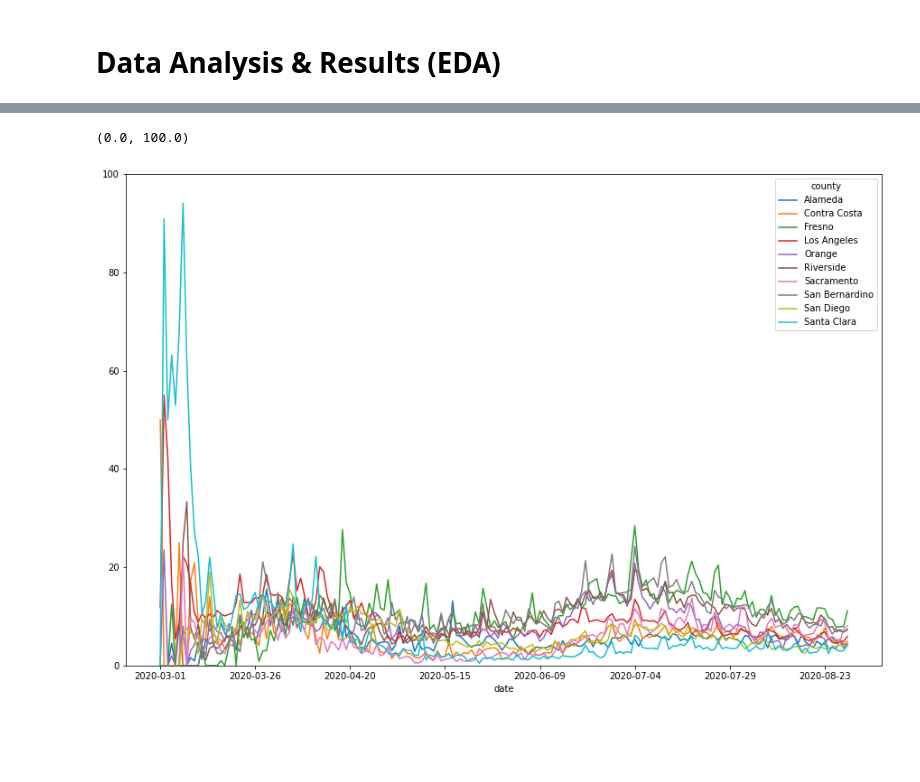
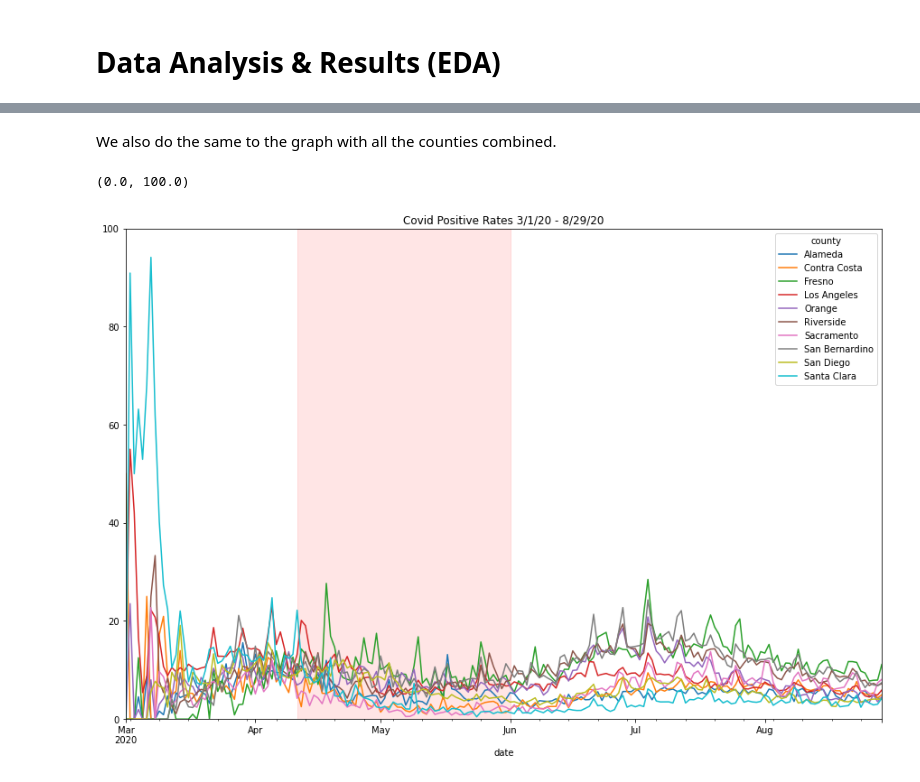
Before and after one commit to j3li/-Analysis-of-Covid-Stimulus-Checks-and-Covid-Positivity-Rates, a Jupyter notebook: EDACheckpointGroup035-Wi22.ipynb, the cells around one changed output, grey strips where cells are left out. Saved outputs shown, nothing was run; the diff lists cells and outputs as text; code cells hidden in the pictures; blank space fills up the shorter version.

```diff
--- a/EDACheckpointGroup035-Wi22.ipynb
+++ b/EDACheckpointGroup035-Wi22.ipynb
@@ -35,6 +37,9 @@ covid_df = covid_df.assign(rate = covid_df['positive_tests'] / covid_df['total_t
 covid_df = covid_df[['date', 'area', 'rate']]
 covid_df = covid_df.rename({'area':'county'}, axis='columns')
 covid_df = covid_df.loc[(covid_df['date'] >= '2020-03-01') & (covid_df['date'] <= '2021-02-27')]
-covid_df.head()
+covid_df = covid_df.reset_index()
+covid_df = covid_df.drop(columns=['index'])
+covid_df['date'] = pd.to_datetime(covid_df['date'], format='%Y-%m-%d')
+covid_df
 # %% [output]
 |  | date | county | rate |
@@ -223,8 +245,12 @@ axes[9,0].set_xticklabels(axes[9,0].get_xticklabels(), rotation=45, ha='right')
+# %% [markdown]
+We also do the same to the graph with all the counties combined.
 # %%
 ax = covid_df_stim1.pivot(index="date", columns="county", values="rate").plot(figsize=(15, 10))
+ax.set_title('Covid Positive Rates 3/1/20 - 8/29/20')
+ax.axvspan(dates.datestr2num('2020-04-11'), dates.datestr2num('2020-06-1'), color='red', alpha=0.1)
 plt.ylim(0, 100)
 # %% [output]
 (0.0, 100.0)
-[figure, old version]
+[figure, new version]
 # %%
 ax = covid_df_stim2.pivot(index="date", columns="county", values="rate").plot(figsize=(15, 10))
```
Also changed, not shown: parts of 15 cells of this notebook.
